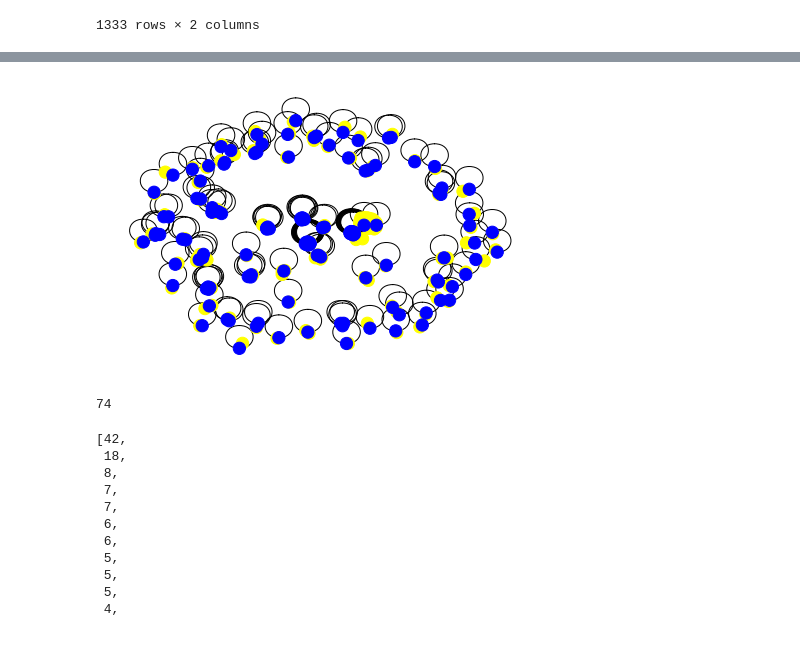
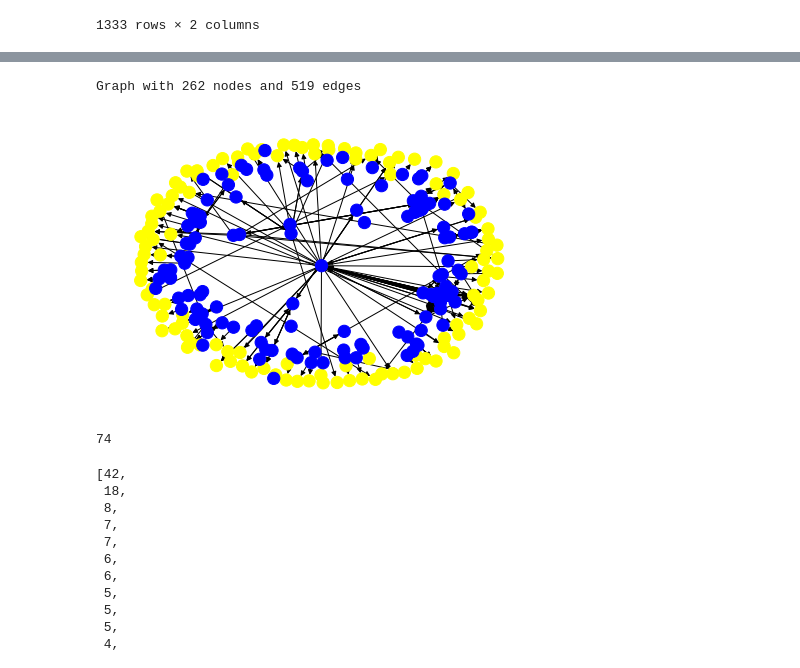
Before and after one commit to fzanart/Socialz, a Jupyter notebook: Mining_frequent_subgraphs.ipynb, the cells around one changed output, grey strips where cells are left out. Saved outputs shown, nothing was run; the diff lists cells and outputs as text; code cells hidden in the pictures.

```diff
--- a/Mining_frequent_subgraphs.ipynb
+++ b/Mining_frequent_subgraphs.ipynb
@@ -32,7 +32,7 @@ df['login'] = df['login'].apply(lambda x: 'User: '+x)
 df['name'] = df['name'].apply(lambda x: 'Repo: '+x)
 # %%
 # Build the adjacency matrix
-am = pd.crosstab(df['login'], df['name']).astype(float)
-idx = am.columns.union(am.index)
-am = am.reindex(index = idx, columns=idx, fill_value=0.0)
+adj_matrix = pd.crosstab(df['login'], df['name']).astype(float)
+idx = adj_matrix.columns.union(adj_matrix.index)
+adj_matrix = adj_matrix.reindex(index = idx, columns=idx, fill_value=0.0)
 # %%
@@ -98,50 +77,65 @@ Graph with 262 nodes and 664 edges
+# %%
+# Fill adj_matrix with aux_matrix data
+for column in aux_matrix.columns:
+    for row in aux_matrix.index:
+
+        aux = aux_matrix.at[row, column]
+        adj_matrix.at[row, column] = aux
+# %%
+G = nx.from_numpy_matrix(adj_matrix.to_numpy())
+print(nx.info(G))
+# %% [output]
+Graph with 262 nodes and 519 edges
 # %%
 # Initialise the grah
-G = nx.MultiGraph()
+## Since I deleted the user edge to itself (Set user-user diagonal to 0),
+## I changed the type of graph from multigraph to DiGraph, just for edges visualisation purposes.
+G = nx.DiGraph()
 
 
 # Save edges with their weights
 edges = []
 
-for row in am.index:
-    vector = am.loc[row].to_numpy()
-    for i, j in zip(vector, am.columns):
+for row in adj_matrix.index:
+    vector = adj_matrix.loc[row].to_numpy()
+    for i, j in zip(vector, adj_matrix.columns):
         if i > 0:
             edges.append((row[6:],j[6:],i)) # for nx.Graph() use edges.append((row[6:],j[6:],{'weight': i}))
 
 # Save nodes
 nodes = []
 
-for name in am.index:
+for name in adj_matrix.index:
     if name.startswith('User: '):
         nodes.append((name[6:],{"color": "blue"})) #Users are blue
     elif name.startswith('Repo: '):
         nodes.append((name[6:],{"color": "yellow"})) #Repos are yellow
 
 # Add nodes and edges to the graph
 G.add_nodes_from(nodes)
 G.add_weighted_edges_from(edges)    # for nx.Graph() use edges.add_edges_from(edges)
 pos = nx.spring_layout(G, seed=52)  # positions for all nodes
 # Set nodes colors, blue for users, yellow for repos.
 colors = nx.get_node_attributes(G, "color")
 node_colors = [colors.get(node) for node in G.nodes()]
 
 # List all users #https://stackoverflow.com/questions/14665767/networkx-specific-nodes-labeling
 users = [key for key,value in nx.get_node_attributes(G,'color').items() if value == 'blue']
 labels = {}
 for node in G.nodes():
     if node in users:
         labels[node] = node
 
-#%%
-fig = plt.figure(3)
+
+fig = plt.figure(1)
 nx.draw(G,pos = pos, node_color=node_colors, node_size=150, with_labels=False)
-#nx.draw_networkx_labels(G,pos,labels,font_size=12)
 plt.show()
 # %% [output]
-[figure, old version]
+[figure, new version]
-# %%
-nx.number_connected_components(G)
-# %% [output]
-74
+# %%
+# Weakly connected components: There is a directed path from node A to node B but not necessarily from node B to node A.
+
+nx.number_weakly_connected_components(G)
+# %% [output]
+74
 # %%
```
Also changed, not shown: parts of 21 cells of this notebook.
